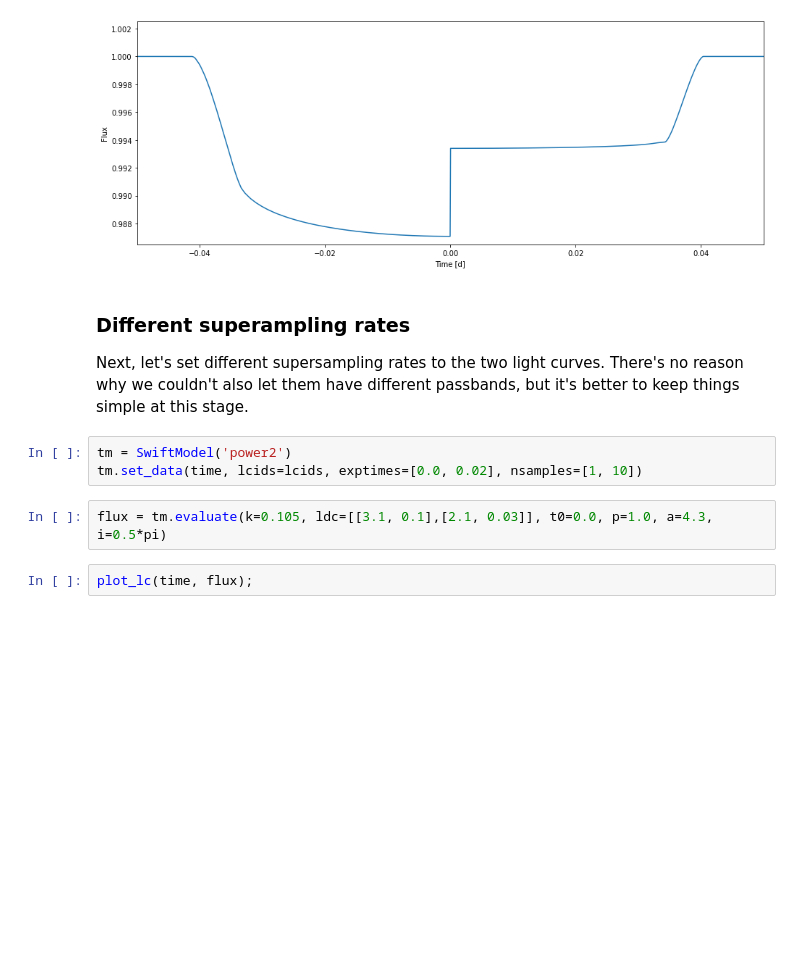
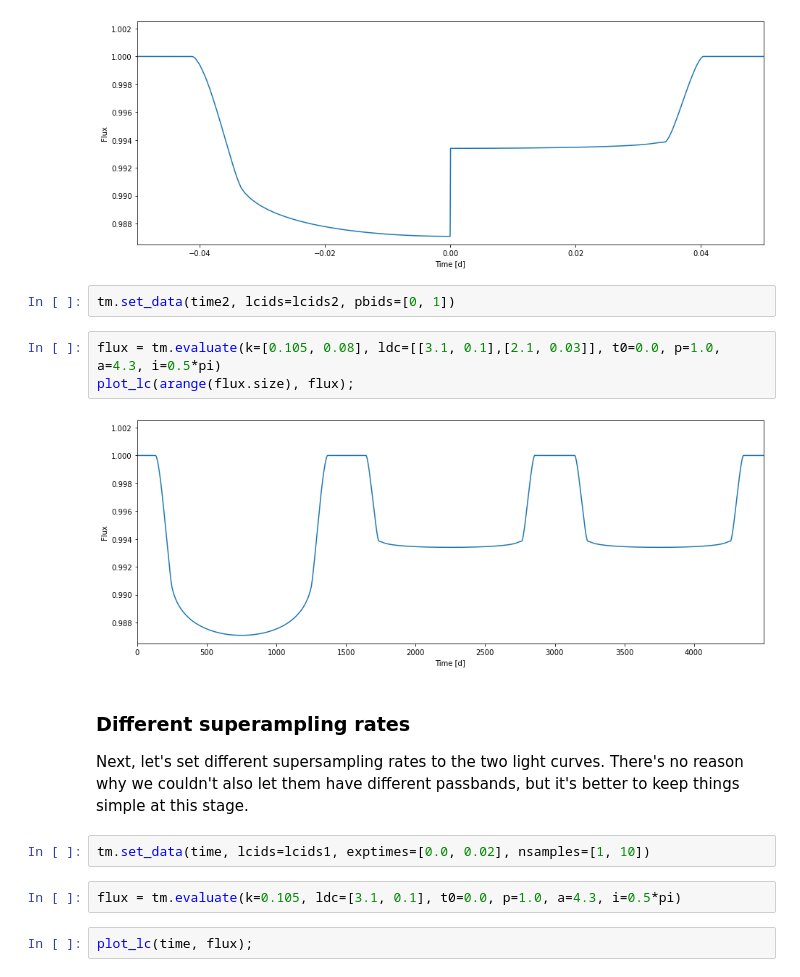
Before and after one commit to hpparvi/PyTransit, a Jupyter notebook: notebooks/swift/swift_model_example_1.ipynb, the cells around one changed output. Saved outputs shown, nothing was run; the diff lists cells and outputs as text; blank space fills up the shorter version.

Commit message:
Updated the basic SwiftModel example notebook.

```diff
--- a/notebooks/swift/swift_model_example_1.ipynb
+++ b/notebooks/swift/swift_model_example_1.ipynb
@@ -147,15 +169,21 @@ flux = tm.evaluate(k=[0.105, 0.08], ldc=[[3.1, 0.1],[2.1, 0.03]], t0=0.0, p=1.0,
 plot_lc(time, flux);
 # %% [output]
 [figure]
+# %%
+tm.set_data(time2, lcids=lcids2, pbids=[0, 1])
+# %%
+flux = tm.evaluate(k=[0.105, 0.08], ldc=[[3.1, 0.1],[2.1, 0.03]], t0=0.0, p=1.0, a=4.3, i=0.5*pi)
+plot_lc(arange(flux.size), flux);
+# %% [output]
+[figure, added]
 # %% [markdown]
 ### Different superampling rates
 
 Next, let's set different supersampling rates to the two light curves. There's no reason why we couldn't also let them have different passbands, but it's better to keep things simple at this stage.
 # %%
-tm = SwiftModel('power2')
-tm.set_data(time, lcids=lcids, exptimes=[0.0, 0.02], nsamples=[1, 10])
+tm.set_data(time, lcids=lcids1, exptimes=[0.0, 0.02], nsamples=[1, 10])
 # %%
-flux = tm.evaluate(k=0.105, ldc=[[3.1, 0.1],[2.1, 0.03]], t0=0.0, p=1.0, a=4.3, i=0.5*pi)
+flux = tm.evaluate(k=0.105, ldc=[3.1, 0.1], t0=0.0, p=1.0, a=4.3, i=0.5*pi)
 # %%
 plot_lc(time, flux);
 # %% [output]
```
Also changed, not shown: parts of 23 cells of this notebook.
